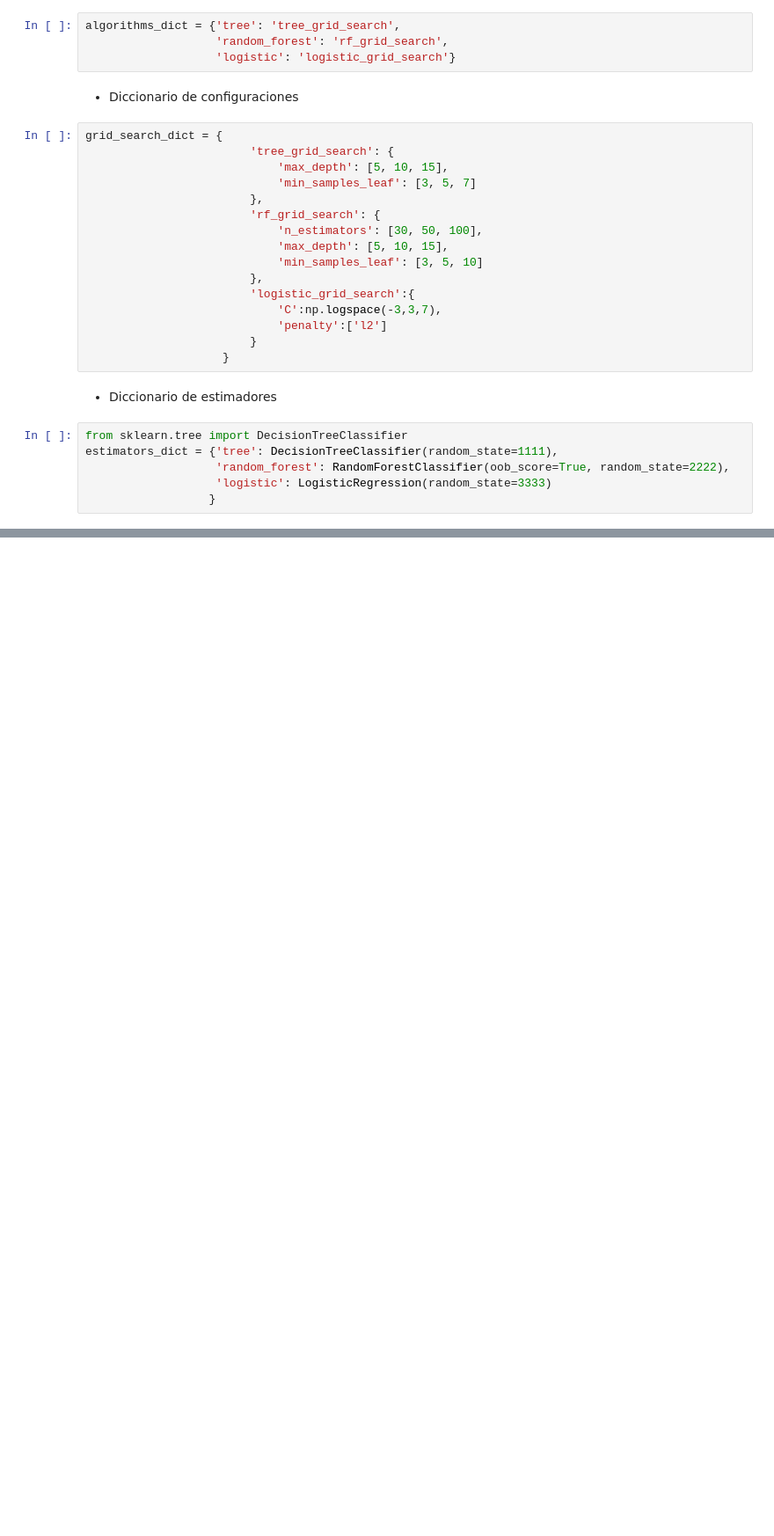
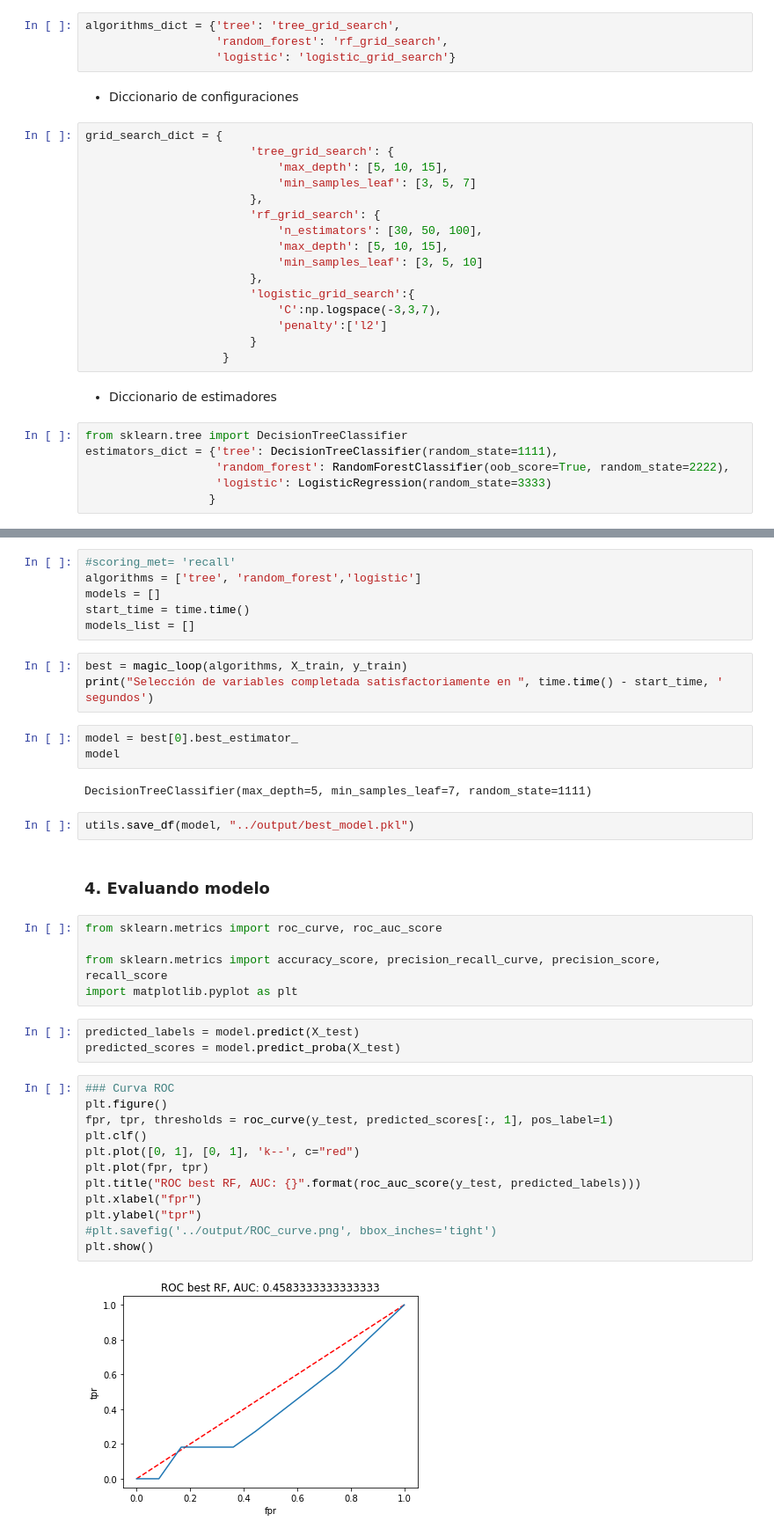
Before and after one commit to AideJGC/ProyectoDIABETIA_Estancia, a Jupyter notebook: notebooks/Modeling.ipynb, the cells around one changed output, grey strips where cells are left out. Shown at 88% size. Drawn from its saved outputs; the diff is of its cells as text; blank space fills up the shorter version.

Commit message:
Haciendo primera evaluación del modelo

```diff
--- a/notebooks/Modeling.ipynb
+++ b/notebooks/Modeling.ipynb
@@ -85,0 +112,40 @@ estimators_dict = {'tree': DecisionTreeClassifier(random_state=1111),
+# %%
+#scoring_met= 'recall'
+algorithms = ['tree', 'random_forest','logistic']
+models = []
+start_time = time.time()
+models_list = []
+# %%
+best = magic_loop(algorithms, X_train, y_train)
+print("Selección de variables completada satisfactoriamente en ", time.time() - start_time, ' segundos')
+# %%
+model = best[0].best_estimator_
+model
+# %% [output]
+DecisionTreeClassifier(max_depth=5, min_samples_leaf=7, random_state=1111)
+# %%
+utils.save_df(model, "../output/best_model.pkl")
+# %% [markdown]
+### 4. Evaluando modelo
+# %%
+from sklearn.metrics import roc_curve, roc_auc_score
+
+from sklearn.metrics import accuracy_score, precision_recall_curve, precision_score, recall_score
+import matplotlib.pyplot as plt
+# %%
+predicted_labels = model.predict(X_test)
+predicted_scores = model.predict_proba(X_test)
+# %%
+### Curva ROC
+plt.figure()
+fpr, tpr, thresholds = roc_curve(y_test, predicted_scores[:, 1], pos_label=1)
+plt.clf()
+plt.plot([0, 1], [0, 1], 'k--', c="red")
+plt.plot(fpr, tpr)
+plt.title("ROC best RF, AUC: {}".format(roc_auc_score(y_test, predicted_labels)))
+plt.xlabel("fpr")
+plt.ylabel("tpr")
+#plt.savefig('../output/ROC_curve.png', bbox_inches='tight')
+plt.show()
+# %% [output]
+[figure, added]
```
Also changed, not shown: parts of 8 cells of this notebook.
